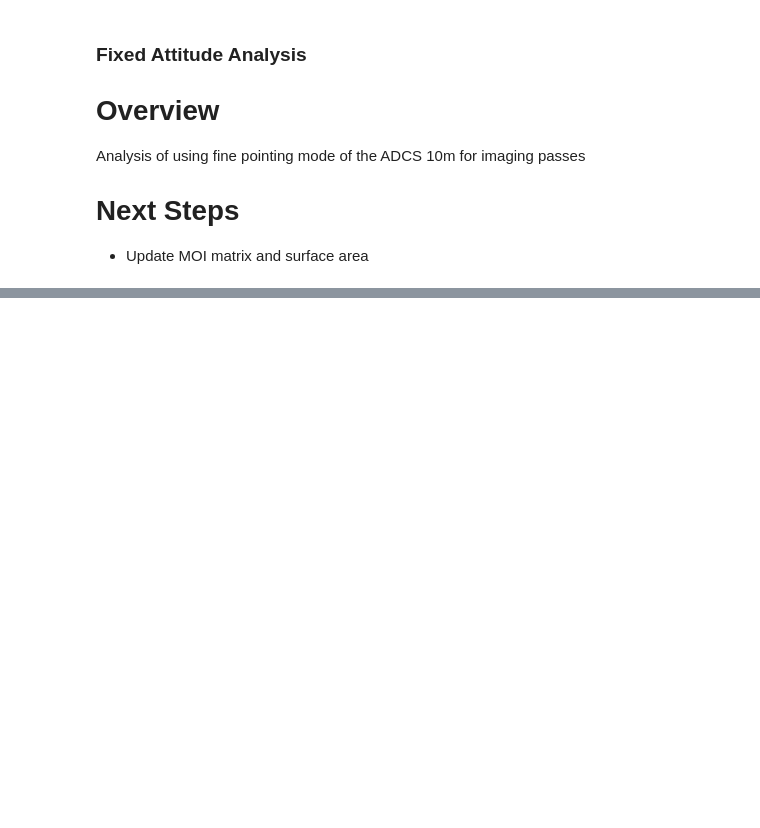
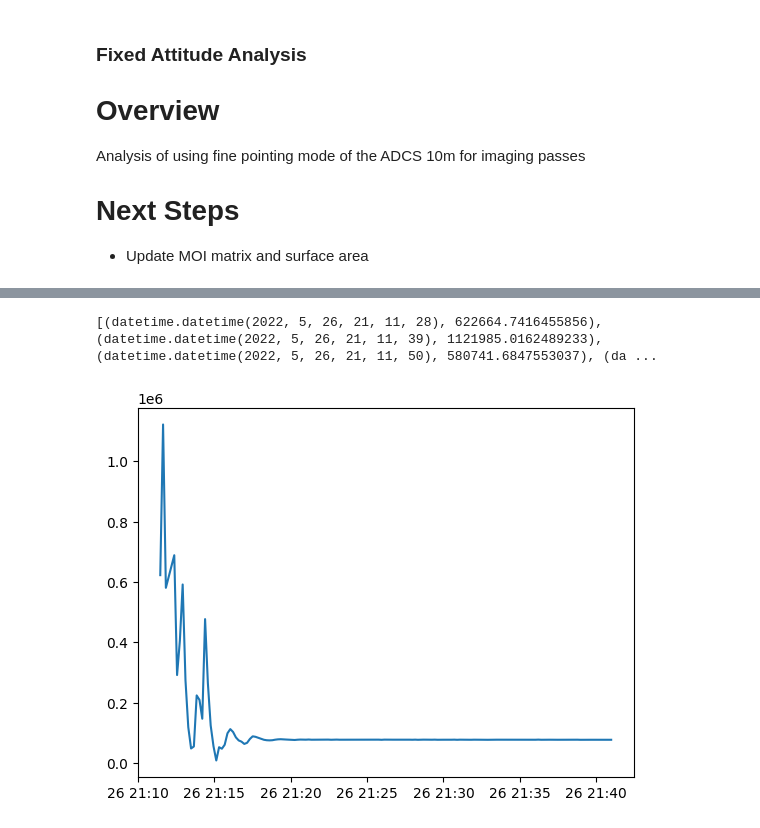
Before and after one commit to utat-ss/adcs-attitude-planning, a Jupyter notebook: analysis/fixed_attitude_june_2024.ipynb, the cells around one changed output, grey strips where cells are left out. Drawn from its saved outputs; the diff is of its cells as text; code cells hidden in the pictures; blank space fills up the shorter version.

```diff
--- a/analysis/fixed_attitude_june_2024.ipynb
+++ b/analysis/fixed_attitude_june_2024.ipynb
@@ -39,0 +47,5 @@ animate_sim_lla(simulation)
+# %%
+plot_quantity(simulation, Quantity.SCANLINE_INTERVAL)
+# %% [output]
+[(datetime.datetime(2022, 5, 26, 21, 11, 28), 622664.7416455856), (datetime.datetime(2022, 5, 26, 21, 11, 39), 1121985.0162489233), (datetime.datetime(2022, 5, 26, 21, 11, 50), 580741.6847553037), (da ...
+[figure, added]
```
Also changed, not shown: parts of 2 cells of this notebook, 3 other files.
